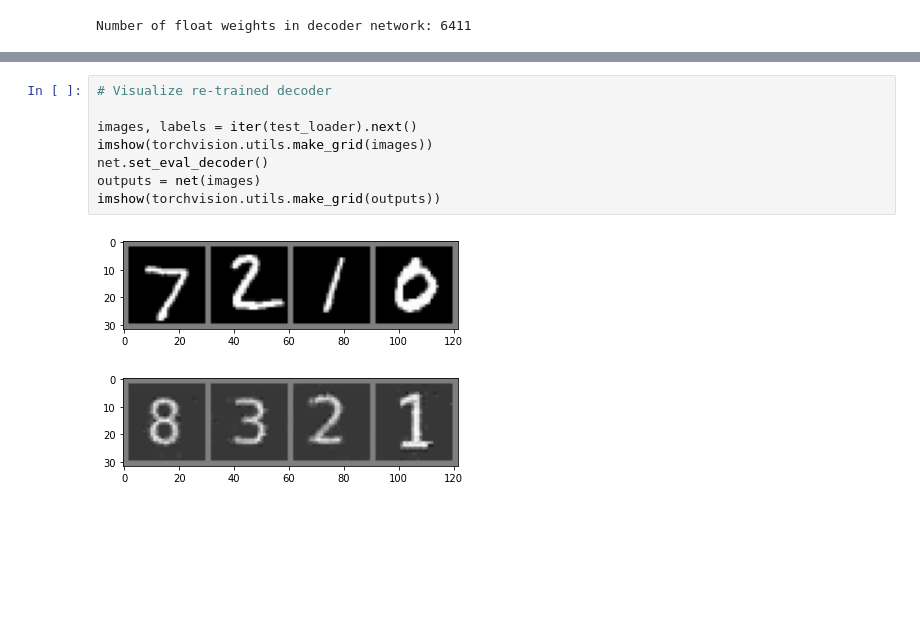
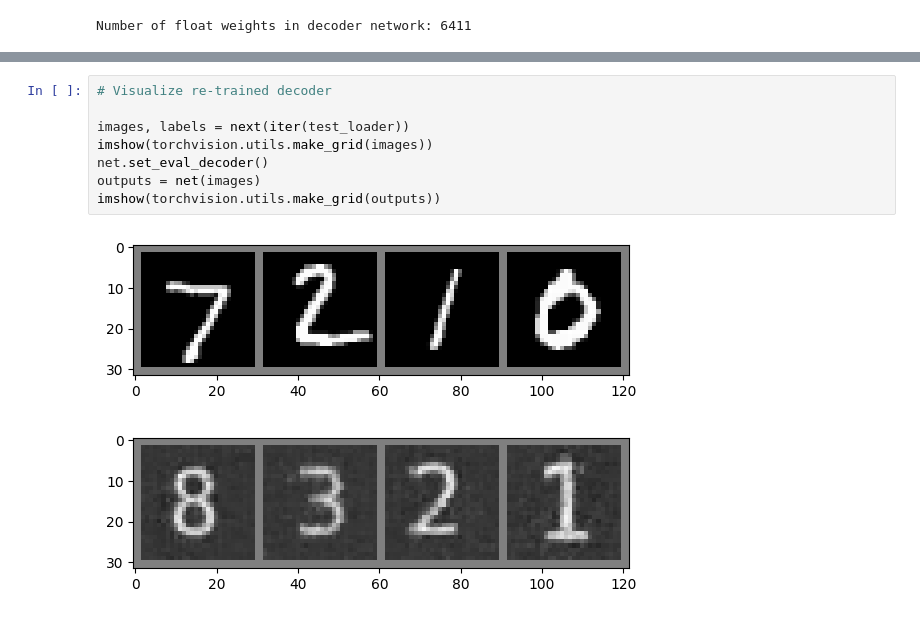
Before and after one commit to uschi2000/pytorch-exp, a Jupyter notebook: autoencoder-transfer-learning/mnist-transfer-autoencoder.ipynb, the cells around one changed output, grey strips where cells are left out. Saved outputs shown, nothing was run; the diff lists cells and outputs as text; blank space fills up the shorter version.

```diff
--- a/autoencoder-transfer-learning/mnist-transfer-autoencoder.ipynb
+++ b/autoencoder-transfer-learning/mnist-transfer-autoencoder.ipynb
@@ -182,11 +189,11 @@ Finished Training
 # %%
 # Visualize re-trained decoder
 
-images, labels = iter(test_loader).next()
+images, labels = next(iter(test_loader))
 imshow(torchvision.utils.make_grid(images))
 net.set_eval_decoder()
 outputs = net(images)
 imshow(torchvision.utils.make_grid(outputs))
 # %% [output]
-[figure, old version]
+[figure, new version]
-[figure, old version]
+[figure, new version]
```
Also changed, not shown: parts of 7 cells of this notebook, 2 other files.
